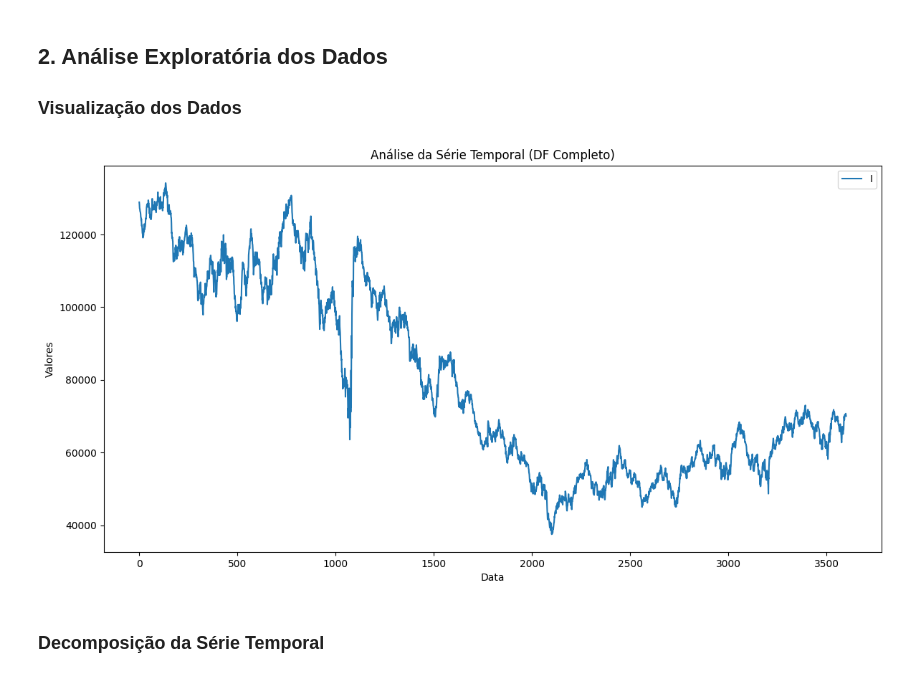
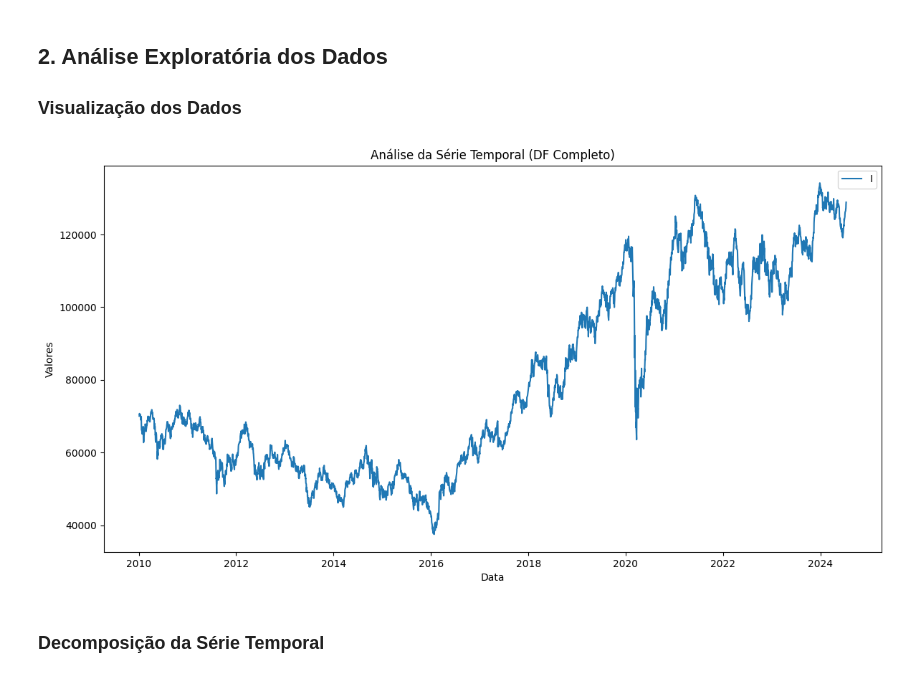
Before and after one commit to flaviolaerton/techchallenge_fase2, a Jupyter notebook: modelo_ibovespa(2).ipynb, the cells around one changed output. Saved outputs shown, nothing was run; the diff lists cells and outputs as text; code cells hidden in the pictures.

```diff
--- a/modelo_ibovespa(2).ipynb
+++ b/modelo_ibovespa(2).ipynb
@@ -55,15 +55,15 @@ df_ibovespa.head()
 # %%
 # Visualização dos dados
 
 plt.figure(figsize=(14, 7))
-plt.plot(df_ibovespa.index,df_ibovespa["y"], label="Último Valor")
+plt.plot(df_ibovespa['ds'],df_ibovespa["y"], label="Último Valor")
 plt.title("Análise da Série Temporal (DF Completo)")
 plt.xlabel("Data")
 plt.ylabel("Valores")
 plt.legend("Ibovespa")
 plt.show()
 # %% [output]
-[figure, old version]
+[figure, new version]
 # %% [markdown]
 ### Decomposição da Série Temporal
 # %%
```
Also changed, not shown: parts of 2 cells of this notebook.
